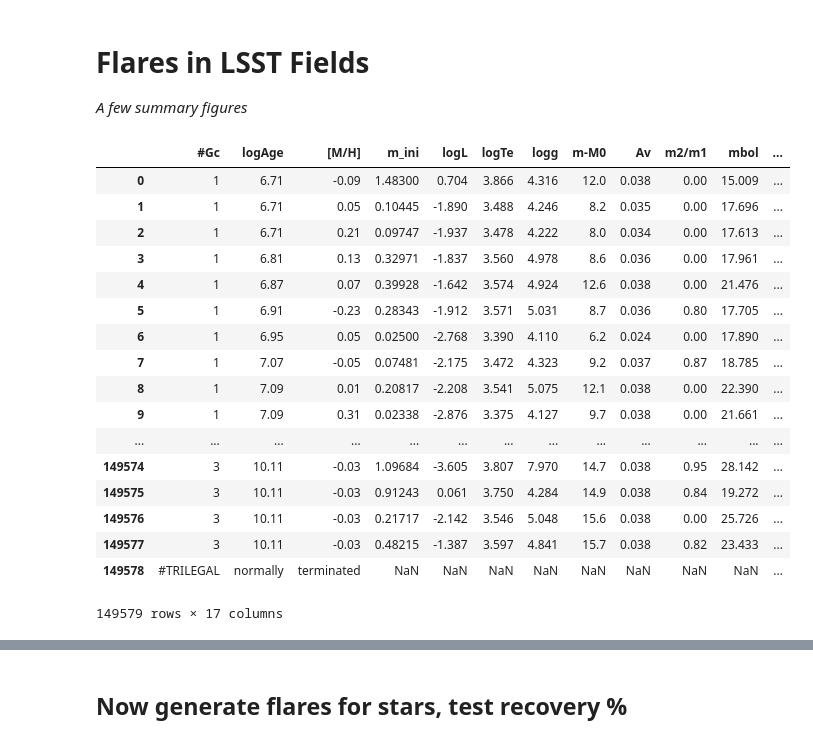
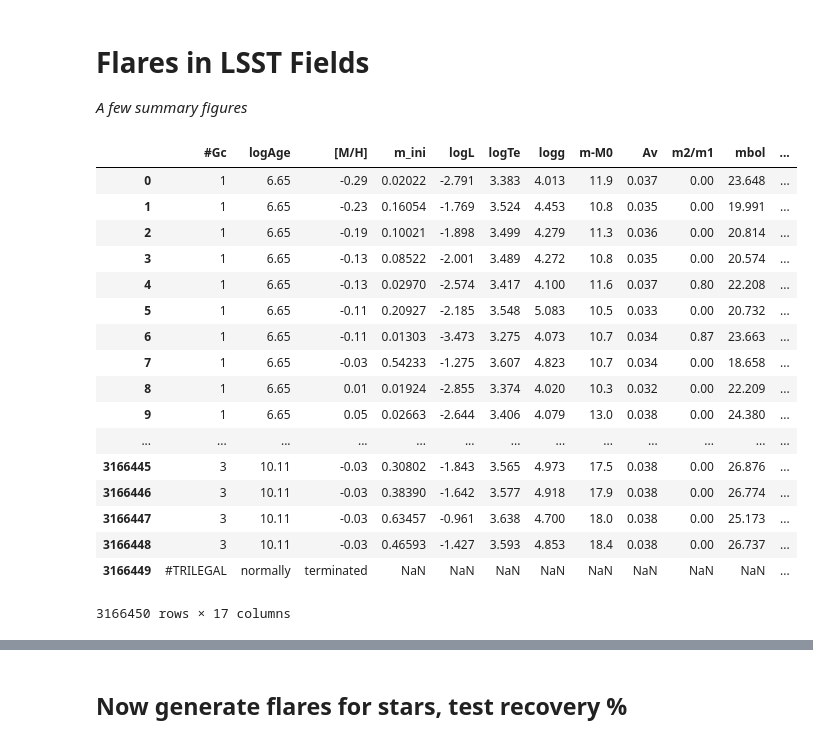
Before and after one commit to lsst-sims/MW-Flare, a Jupyter notebook: figures.ipynb, the cells around one changed output, grey strips where cells are left out. Saved outputs shown, nothing was run; the diff lists cells and outputs as text; code cells hidden in the pictures.

```diff
--- a/figures.ipynb
+++ b/figures.ipynb
@@ -12,29 +12,32 @@ import toymodel
 # %%
 # let's read in the Trilegal field, and see the columns
 
 # l=45, b=-40, fov=3.5
-file = 'trilegal_models/output164538496014.dat'
+# file = 'trilegal_models/output164538496014.dat'
+
+# l=45, b=-10, fov=3.5
+file = 'trilegal_models/output574523944248.dat'
 df = pd.read_table(file, sep=r"\s*", engine='python')
 df
 # %% [output]
 |  | #Gc | logAge | [M/H] | m_ini | logL | logTe | logg | m-M0 | Av | m2/m1 | mbol | ... |
-| 0 | 1 | 6.71 | -0.09 | 1.48300 | 0.704 | 3.866 | 4.316 | 12.0 | 0.038 | 0.00 | 15.009 | ... |
-| 1 | 1 | 6.71 | 0.05 | 0.10445 | -1.890 | 3.488 | 4.246 | 8.2 | 0.035 | 0.00 | 17.696 | ... |
-| 2 | 1 | 6.71 | 0.21 | 0.09747 | -1.937 | 3.478 | 4.222 | 8.0 | 0.034 | 0.00 | 17.613 | ... |
-| 3 | 1 | 6.81 | 0.13 | 0.32971 | -1.837 | 3.560 | 4.978 | 8.6 | 0.036 | 0.00 | 17.961 | ... |
-| 4 | 1 | 6.87 | 0.07 | 0.39928 | -1.642 | 3.574 | 4.924 | 12.6 | 0.038 | 0.00 | 21.476 | ... |
-| 5 | 1 | 6.91 | -0.23 | 0.28343 | -1.912 | 3.571 | 5.031 | 8.7 | 0.036 | 0.80 | 17.705 | ... |
-| 6 | 1 | 6.95 | 0.05 | 0.02500 | -2.768 | 3.390 | 4.110 | 6.2 | 0.024 | 0.00 | 17.890 | ... |
-| 7 | 1 | 7.07 | -0.05 | 0.07481 | -2.175 | 3.472 | 4.323 | 9.2 | 0.037 | 0.87 | 18.785 | ... |
-| 8 | 1 | 7.09 | 0.01 | 0.20817 | -2.208 | 3.541 | 5.075 | 12.1 | 0.038 | 0.00 | 22.390 | ... |
-| 9 | 1 | 7.09 | 0.31 | 0.02338 | -2.876 | 3.375 | 4.127 | 9.7 | 0.038 | 0.00 | 21.661 | ... |
+| 0 | 1 | 6.65 | -0.29 | 0.02022 | -2.791 | 3.383 | 4.013 | 11.9 | 0.037 | 0.00 | 23.648 | ... |
+| 1 | 1 | 6.65 | -0.23 | 0.16054 | -1.769 | 3.524 | 4.453 | 10.8 | 0.035 | 0.00 | 19.991 | ... |
+| 2 | 1 | 6.65 | -0.19 | 0.10021 | -1.898 | 3.499 | 4.279 | 11.3 | 0.036 | 0.00 | 20.814 | ... |
+| 3 | 1 | 6.65 | -0.13 | 0.08522 | -2.001 | 3.489 | 4.272 | 10.8 | 0.035 | 0.00 | 20.574 | ... |
+| 4 | 1 | 6.65 | -0.13 | 0.02970 | -2.574 | 3.417 | 4.100 | 11.6 | 0.037 | 0.80 | 22.208 | ... |
+| 5 | 1 | 6.65 | -0.11 | 0.20927 | -2.185 | 3.548 | 5.083 | 10.5 | 0.033 | 0.00 | 20.732 | ... |
+| 6 | 1 | 6.65 | -0.11 | 0.01303 | -3.473 | 3.275 | 4.073 | 10.7 | 0.034 | 0.87 | 23.663 | ... |
+| 7 | 1 | 6.65 | -0.03 | 0.54233 | -1.275 | 3.607 | 4.823 | 10.7 | 0.034 | 0.00 | 18.658 | ... |
+| 8 | 1 | 6.65 | 0.01 | 0.01924 | -2.855 | 3.374 | 4.020 | 10.3 | 0.032 | 0.00 | 22.209 | ... |
+| 9 | 1 | 6.65 | 0.05 | 0.02663 | -2.644 | 3.406 | 4.079 | 13.0 | 0.038 | 0.00 | 24.380 | ... |
 | ... | ... | ... | ... | ... | ... | ... | ... | ... | ... | ... | ... | ... |
-| 149574 | 3 | 10.11 | -0.03 | 1.09684 | -3.605 | 3.807 | 7.970 | 14.7 | 0.038 | 0.95 | 28.142 | ... |
-| 149575 | 3 | 10.11 | -0.03 | 0.91243 | 0.061 | 3.750 | 4.284 | 14.9 | 0.038 | 0.84 | 19.272 | ... |
-| 149576 | 3 | 10.11 | -0.03 | 0.21717 | -2.142 | 3.546 | 5.048 | 15.6 | 0.038 | 0.00 | 25.726 | ... |
-| 149577 | 3 | 10.11 | -0.03 | 0.48215 | -1.387 | 3.597 | 4.841 | 15.7 | 0.038 | 0.82 | 23.433 | ... |
-| 149578 | #TRILEGAL | normally | terminated | NaN | NaN | NaN | NaN | NaN | NaN | NaN | NaN | ... |
+| 3166445 | 3 | 10.11 | -0.03 | 0.30802 | -1.843 | 3.565 | 4.973 | 17.5 | 0.038 | 0.00 | 26.876 | ... |
+| 3166446 | 3 | 10.11 | -0.03 | 0.38390 | -1.642 | 3.577 | 4.918 | 17.9 | 0.038 | 0.00 | 26.774 | ... |
+| 3166447 | 3 | 10.11 | -0.03 | 0.63457 | -0.961 | 3.638 | 4.700 | 18.0 | 0.038 | 0.00 | 25.173 | ... |
+| 3166448 | 3 | 10.11 | -0.03 | 0.46593 | -1.427 | 3.593 | 4.853 | 18.4 | 0.038 | 0.00 | 26.737 | ... |
+| 3166449 | #TRILEGAL | normally | terminated | NaN | NaN | NaN | NaN | NaN | NaN | NaN | NaN | ... |
-149579 rows × 17 columns
+3166450 rows × 17 columns
 # %%
 # make a histogram of # of stars versus Apparent Mag in each temperature bin (3k to 7k)
 Teff_bins = np.log10(np.arange(3000,8000,1000))
```
Also changed, not shown: parts of 1 cell of this notebook.
